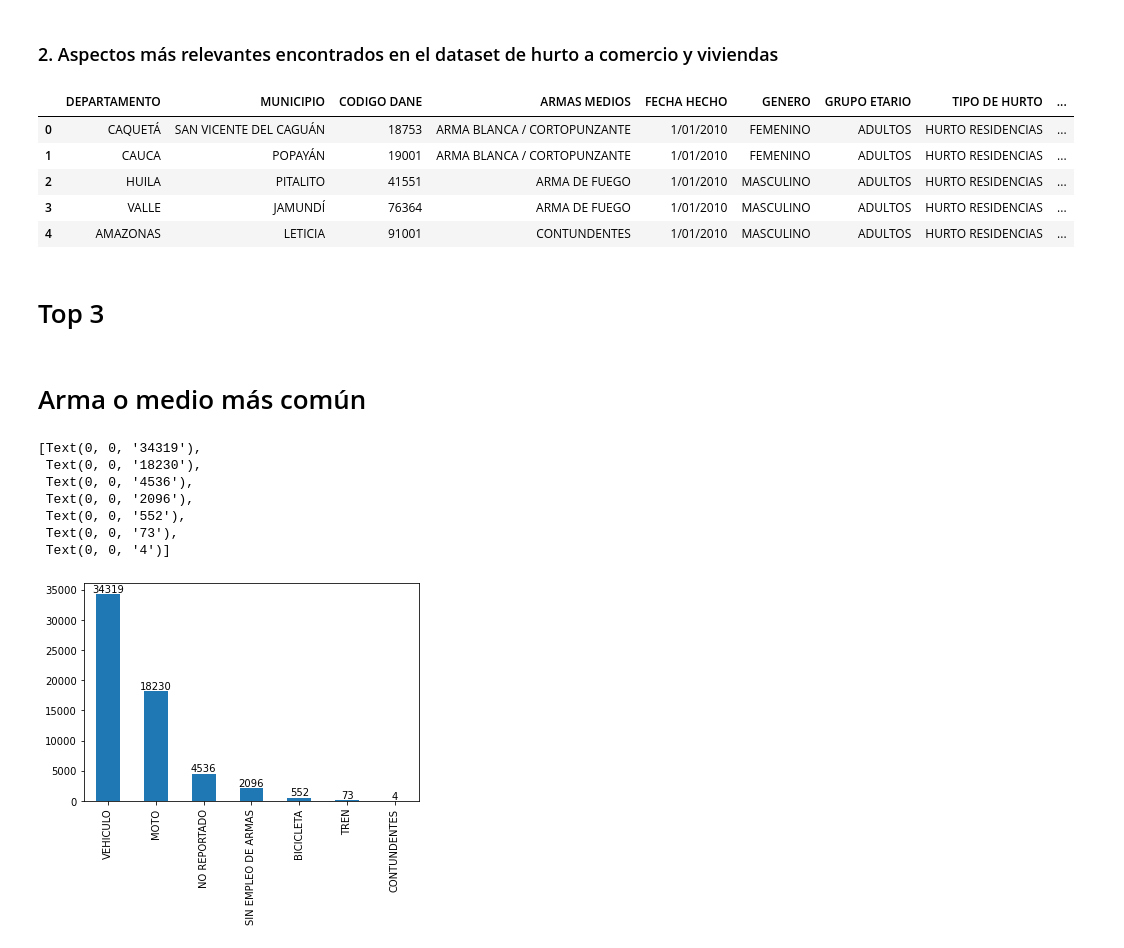
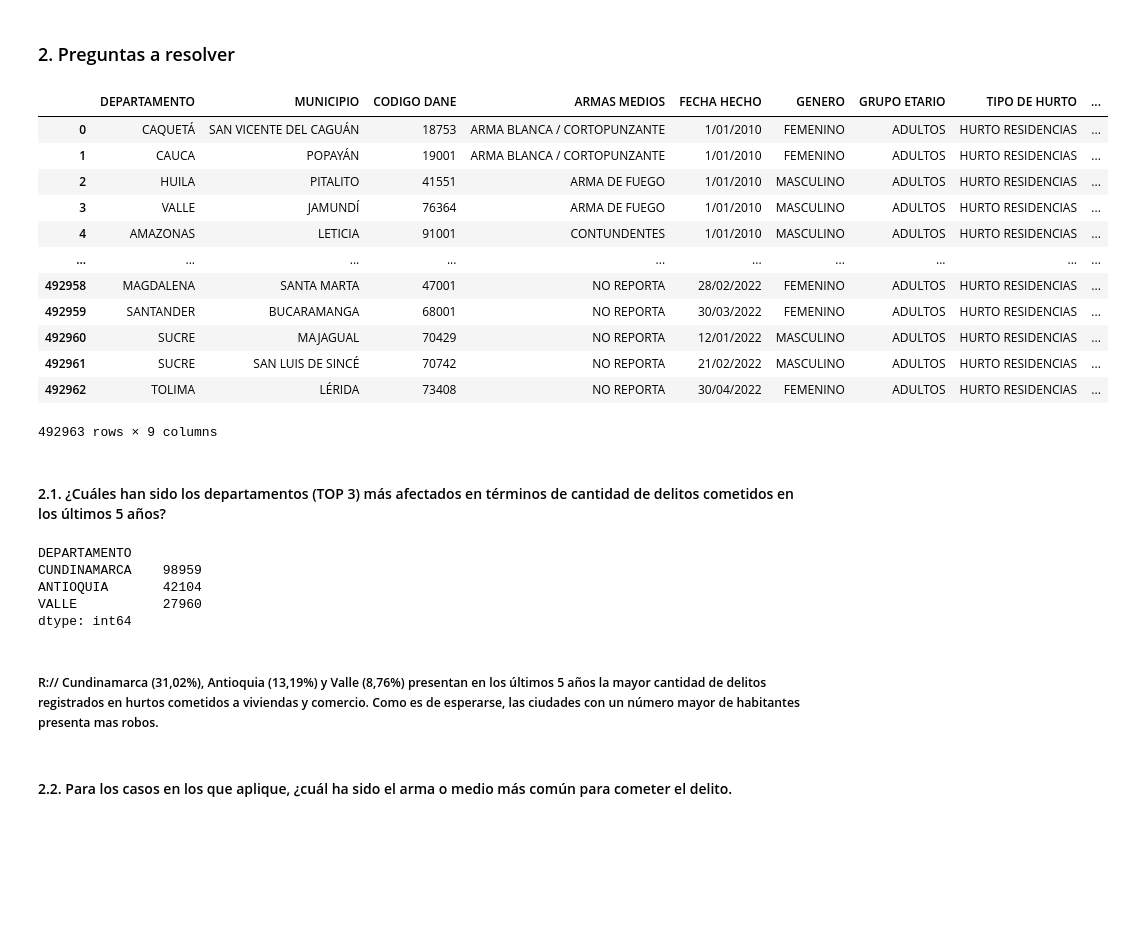
Before and after one commit to medina-al/GD_Taller_1, a Jupyter notebook: Punto 2/3. Hurto comercios y viviendas.ipynb, the cells around one changed output. Drawn from its saved outputs; the diff is of its cells as text; code cells hidden in the pictures; blank space fills up the shorter version.

```diff
--- a/Punto 2/3. Hurto comercios y viviendas.ipynb
+++ b/Punto 2/3. Hurto comercios y viviendas.ipynb
@@ -1,5 +1,5 @@
-# %% [markdown]
-### 2. Aspectos más relevantes encontrados en el dataset de hurto a comercio y viviendas
+# %% [markdown]
+### 2. Preguntas a resolver
 # %%
 ##Importar las librerías requeridas para el análisis
 import numpy as np
@@ -13,32 +13,38 @@ import matplotlib.pyplot as plt
 pd.set_option('display.max_rows', 100)
 # %%
 ##Importar el dataset del CSV
-df = pd.read_csv('../data/hurto_comercioV2.csv', low_memory = False)
+comercio_df = pd.read_csv('../data/hurto_comercioV2.csv', low_memory = False)
 # %%
-##Visualizar los primeros datos
-df.head()
+##Visualizar el conjunto de datos
+comercio_df
 # %% [output]
 |  | DEPARTAMENTO | MUNICIPIO | CODIGO DANE | ARMAS MEDIOS | FECHA HECHO | GENERO | GRUPO ETARIO | TIPO DE HURTO | ... |
 | 0 | CAQUETÁ | SAN VICENTE DEL CAGUÁN | 18753 | ARMA BLANCA / CORTOPUNZANTE | 1/01/2010 | FEMENINO | ADULTOS | HURTO RESIDENCIAS | ... |
 | 1 | CAUCA | POPAYÁN | 19001 | ARMA BLANCA / CORTOPUNZANTE | 1/01/2010 | FEMENINO | ADULTOS | HURTO RESIDENCIAS | ... |
 | 2 | HUILA | PITALITO | 41551 | ARMA DE FUEGO | 1/01/2010 | MASCULINO | ADULTOS | HURTO RESIDENCIAS | ... |
 | 3 | VALLE | JAMUNDÍ | 76364 | ARMA DE FUEGO | 1/01/2010 | MASCULINO | ADULTOS | HURTO RESIDENCIAS | ... |
 | 4 | AMAZONAS | LETICIA | 91001 | CONTUNDENTES | 1/01/2010 | MASCULINO | ADULTOS | HURTO RESIDENCIAS | ... |
+| ... | ... | ... | ... | ... | ... | ... | ... | ... | ... |
+| 492958 | MAGDALENA | SANTA MARTA | 47001 | NO REPORTA | 28/02/2022 | FEMENINO | ADULTOS | HURTO RESIDENCIAS | ... |
+| 492959 | SANTANDER | BUCARAMANGA | 68001 | NO REPORTA | 30/03/2022 | FEMENINO | ADULTOS | HURTO RESIDENCIAS | ... |
+| 492960 | SUCRE | MAJAGUAL | 70429 | NO REPORTA | 12/01/2022 | MASCULINO | ADULTOS | HURTO RESIDENCIAS | ... |
+| 492961 | SUCRE | SAN LUIS DE SINCÉ | 70742 | NO REPORTA | 21/02/2022 | MASCULINO | ADULTOS | HURTO RESIDENCIAS | ... |
+| 492962 | TOLIMA | LÉRIDA | 73408 | NO REPORTA | 30/04/2022 | FEMENINO | ADULTOS | HURTO RESIDENCIAS | ... |
+492963 rows × 9 columns
 # %% [markdown]
-# Top 3
+#### 2.1. ¿Cuáles han sido los departamentos (TOP 3) más afectados en términos de cantidad de delitos cometidos en los últimos 5 años?
+# %%
+##Departamentos con mayor número de delitos registrados
+comercio_df['FECHA HECHO'] = pd.to_datetime(comercio_df['FECHA HECHO'], format = '%d/%m/%Y')
+comercio_df['FECHA HECHO'].dt.year
+comercio_df.groupby(['DEPARTAMENTO']).apply(lambda x: x[x['FECHA HECHO'].dt.year>2017]['CANTIDAD'].sum()).sort_values(ascending=False).head(3)
+# %% [output]
+DEPARTAMENTO
+CUNDINAMARCA    98959
+ANTIOQUIA       42104
+VALLE           27960
+dtype: int64
+# %% [markdown]
+##### R:// Cundinamarca (31,02%), Antioquia (13,19%) y Valle (8,76%) presentan en los últimos 5 años la mayor cantidad de delitos registrados en  hurtos cometidos a viviendas y comercio. Como es de esperarse, las ciudades con un número mayor de habitantes presenta mas robos.
 # %% [markdown]
-# Arma o medio más común
+#### 2.2. Para los casos en los que aplique, ¿cuál ha sido el arma o medio más común para cometer el delito.
-# %%
-armas_medios=df['ARMAS MEDIOS'].value_counts()
-armas_medios.sort_values(ascending=False,inplace=True)
-graph = armas_medios.plot.bar()
-graph.bar_label(graph.containers[0])
-# %% [output]
-[Text(0, 0, '34319'),
- Text(0, 0, '18230'),
- Text(0, 0, '4536'),
- Text(0, 0, '2096'),
- Text(0, 0, '552'),
- Text(0, 0, '73'),
- Text(0, 0, '4')]
-[figure, removed]
```
Also changed, not shown: parts of 16 cells of this notebook, 1 other file.
